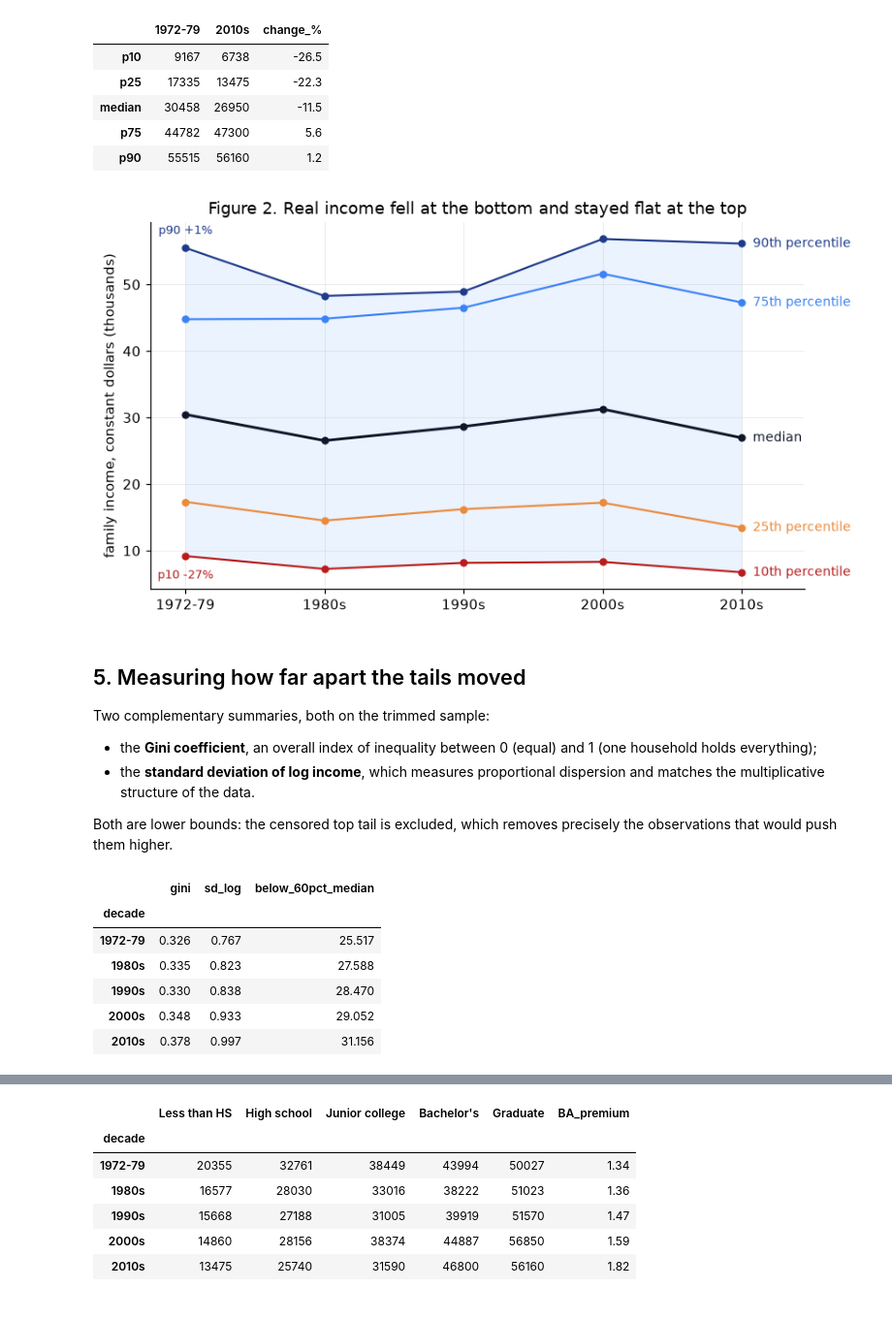
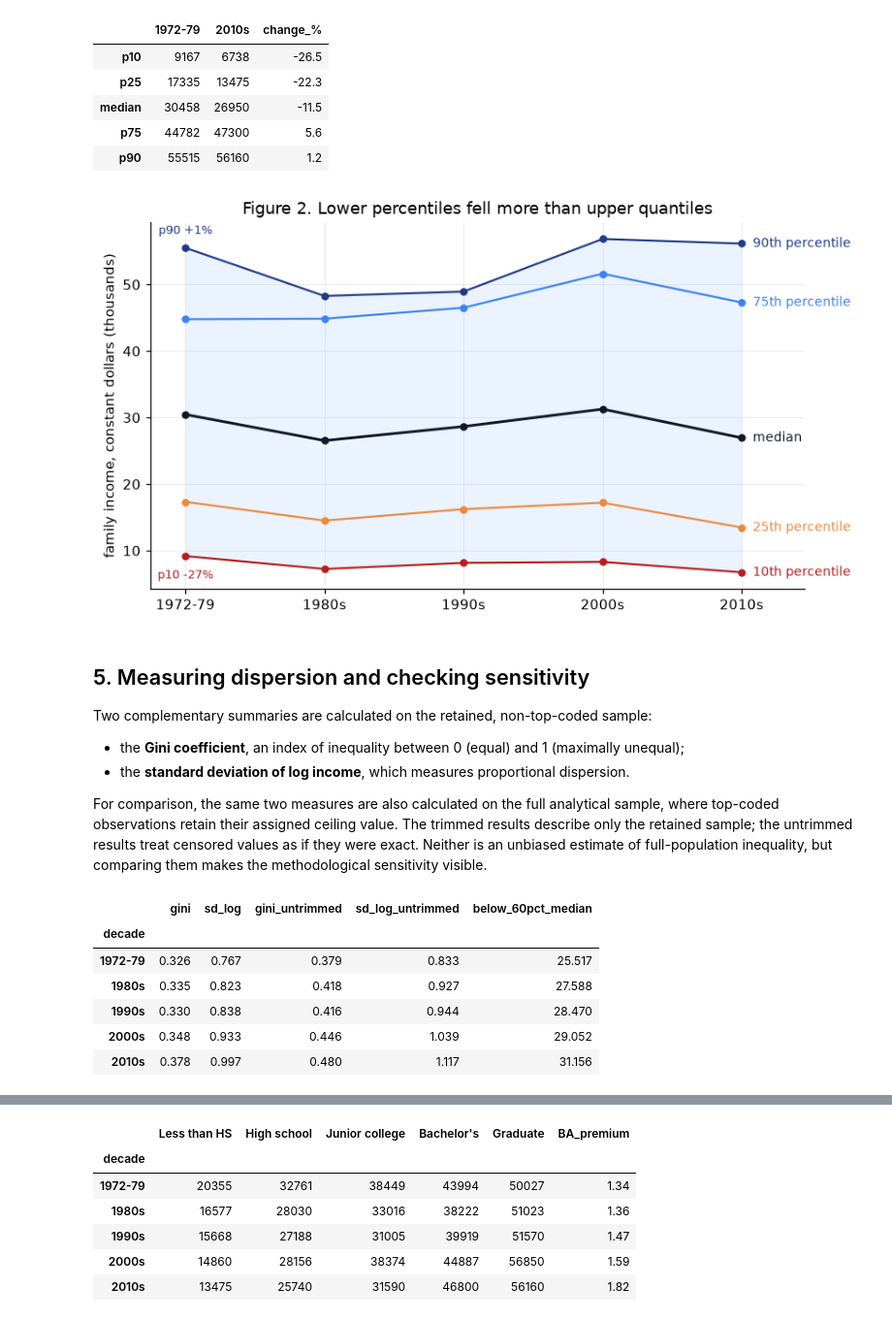
Before and after one commit to wangtingyue0322-beep/data-science-project, a Jupyter notebook: income_analysis.ipynb, the cells around one changed output, grey strips where cells are left out. Shown at 97% size. Cells and saved outputs as stored; diff of their text form; code cells hidden in the pictures.

```diff
--- a/income_analysis.ipynb
+++ b/income_analysis.ipynb
@@ -239,58 +257,64 @@ ratio p75/p25: 2.58 -> 3.51
 series = [
     ("p10", "#b91c1c", "10th percentile"),
     ("p25", "#ea8a3c", "25th percentile"),
     ("median", "#0f172a", "median"),
     ("p75", "#3b82f6", "75th percentile"),
     ("p90", "#1e3a8a", "90th percentile"),
 ]
 x = np.arange(len(dec))
 
 fig, ax = plt.subplots(figsize=(7.8, 4.4))
 ax.fill_between(x, dec.p10 / 1e3, dec.p90 / 1e3, color="#dbeafe", alpha=0.55, linewidth=0)
 for col, colour, label in series:
     ax.plot(x, dec[col] / 1e3, marker="o", markersize=4.5, linewidth=1.9 if col == "median" else 1.4,
             color=colour, label=label)
     ax.annotate(label, xy=(x[-1], dec[col].iloc[-1] / 1e3), xytext=(8, 0),
                 textcoords="offset points", color=colour, fontsize=9, va="center")
 
 ax.set_xticks(x)
 ax.set_xticklabels(dec.index)
 ax.set_xlim(-0.25, len(dec) - 0.55)
 ax.set_ylabel("family income, constant dollars (thousands)")
-ax.set_title("Figure 2. Real income fell at the bottom and stayed flat at the top")
+ax.set_title("Figure 2. Lower percentiles fell more than upper quantiles")
 ax.annotate(f"p10 {change.loc['p10','change_%']:+.0f}%", xy=(x[0], dec.p10.iloc[0] / 1e3),
             xytext=(0, -16), textcoords="offset points", fontsize=8.5, color="#b91c1c", ha="center")
 ax.annotate(f"p90 {change.loc['p90','change_%']:+.0f}%", xy=(x[0], dec.p90.iloc[0] / 1e3),
             xytext=(0, 10), textcoords="offset points", fontsize=8.5, color="#1e3a8a", ha="center")
 
 fig.tight_layout()
 fig.savefig(FIG / "fig2_income_quantiles_by_decade.png", bbox_inches="tight")
 plt.show()
 # %% [output]
-[figure, old version]
+[figure, new version]
 # %% [markdown]
-## 5. Measuring how far apart the tails moved
+## 5. Measuring dispersion and checking sensitivity
 
-Two complementary summaries, both on the trimmed sample:
+Two complementary summaries are calculated on the retained, non-top-coded sample:
 
-* the **Gini coefficient**, an overall index of inequality between 0 (equal) and 1 (one household
-  holds everything);
-* the **standard deviation of log income**, which measures proportional dispersion and matches the
-  multiplicative structure of the data.
+* the **Gini coefficient**, an index of inequality between 0 (equal) and 1 (maximally unequal);
+* the **standard deviation of log income**, which measures proportional dispersion.
 
-Both are lower bounds: the censored top tail is excluded, which removes precisely the observations
-that would push them higher.
+For comparison, the same two measures are also calculated on the full analytical sample, where
+top-coded observations retain their assigned ceiling value. The trimmed results describe only the
+retained sample; the untrimmed results treat censored values as if they were exact. Neither is an
+unbiased estimate of full-population inequality, but comparing them makes the methodological
+sensitivity visible.
 # %%
 rows = []
 for lo, hi, label in DECADES:
     d = df[(df.year >= lo) & (df.year <= hi)]
     t = d[~d.topcoded]
     logs = np.log(t.realinc)
+    full_logs = np.log(d.realinc)
     rows.append({
         "decade": label,
         "gini": weighted_gini(t.realinc, t.wtssall),
         "sd_log": float(np.sqrt(np.average((logs - np.average(logs, weights=t.wtssall)) ** 2,
                                            weights=t.wtssall))),
+        "gini_untrimmed": weighted_gini(d.realinc, d.wtssall),
+        "sd_log_untrimmed": float(np.sqrt(np.average(
+            (full_logs - np.average(full_logs, weights=d.wtssall)) ** 2,
+            weights=d.wtssall))),
         "below_60pct_median": 100 * np.average(d.realinc < .6 * weighted_quantile(d.realinc, d.wtssall, .5),
                                                weights=d.wtssall),
     })
@@ -298,13 +322,13 @@ for lo, hi, label in DECADES:
 ineq = pd.DataFrame(rows).set_index("decade")
 ineq.round(3)
 # %% [output]
-|  | gini | sd_log | below_60pct_median |
-| decade |  |  |  |
-| 1972-79 | 0.326 | 0.767 | 25.517 |
-| 1980s | 0.335 | 0.823 | 27.588 |
-| 1990s | 0.330 | 0.838 | 28.470 |
-| 2000s | 0.348 | 0.933 | 29.052 |
-| 2010s | 0.378 | 0.997 | 31.156 |
+|  | gini | sd_log | gini_untrimmed | sd_log_untrimmed | below_60pct_median |
+| decade |  |  |  |  |  |
+| 1972-79 | 0.326 | 0.767 | 0.379 | 0.833 | 25.517 |
+| 1980s | 0.335 | 0.823 | 0.418 | 0.927 | 27.588 |
+| 1990s | 0.330 | 0.838 | 0.416 | 0.944 | 28.470 |
+| 2000s | 0.348 | 0.933 | 0.446 | 1.039 | 29.052 |
+| 2010s | 0.378 | 0.997 | 0.480 | 1.117 | 31.156 |
 # %%
 fig, axes = plt.subplots(1, 2, figsize=(8.4, 3.7), sharex=True)
 panels = [("gini", "Gini coefficient (trimmed)", "#7c3aed", (0.30, 0.40)),
```
Also changed, not shown: parts of 10 cells of this notebook, 7 other files.
